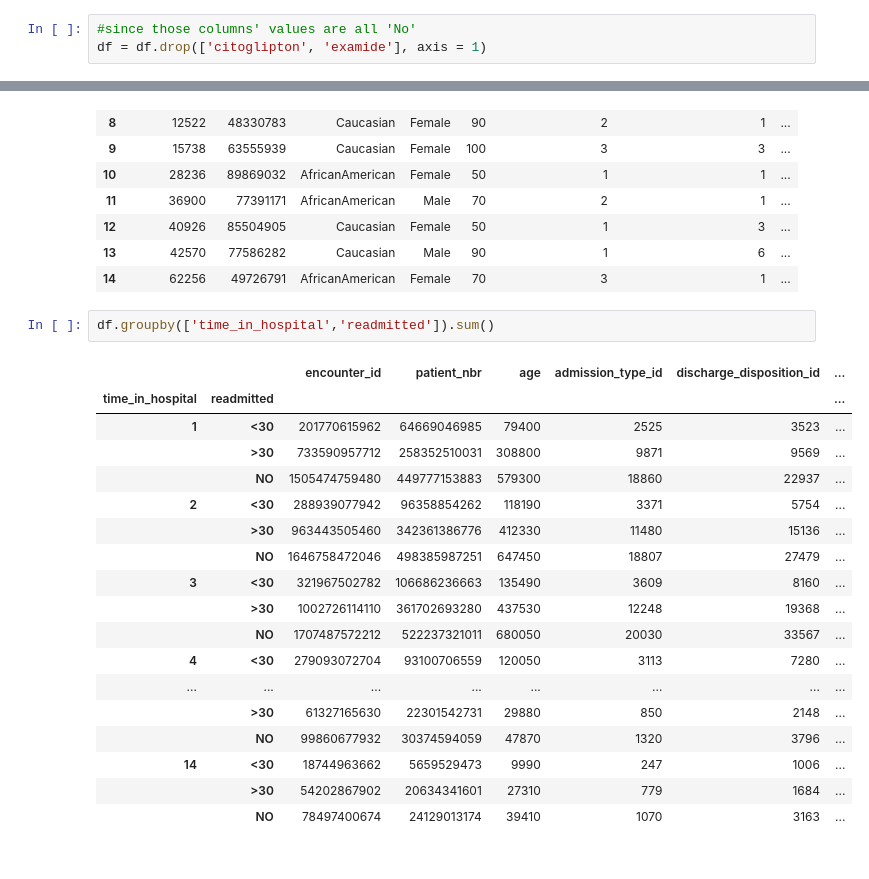
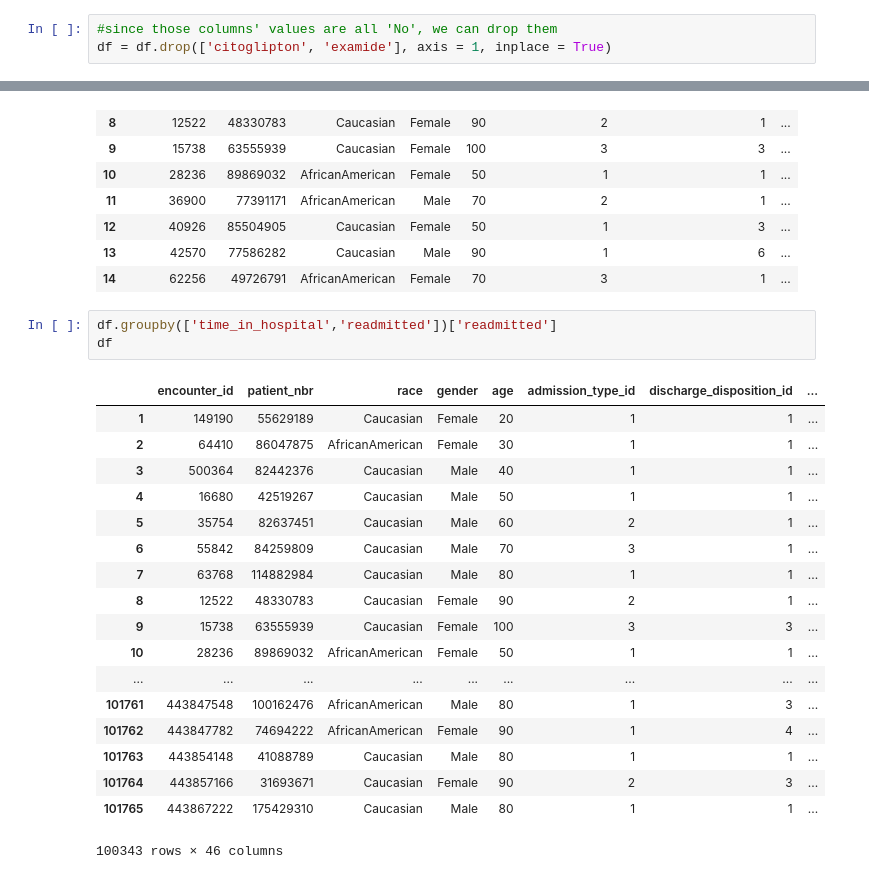
Before and after one commit to MaiaNgo/ds-project-01, a Jupyter notebook: maia/cleaning_data_and_visualization.ipynb, the cells around one changed output, grey strips where cells are left out. Saved outputs shown, nothing was run; the diff lists cells and outputs as text.

```diff
--- a/maia/cleaning_data_and_visualization.ipynb
+++ b/maia/cleaning_data_and_visualization.ipynb
@@ -227,8 +227,8 @@ df['A1Cresult'].unique()
 # %% [output]
 array(['None', '>7', '>8', 'Norm'], dtype=object)
 # %%
-#since those columns' values are all 'No'
-df = df.drop(['citoglipton', 'examide'], axis = 1)
+#since those columns' values are all 'No', we can drop them
+df = df.drop(['citoglipton', 'examide'], axis = 1, inplace = True)
 # %%
 #add new feature age_under
 #replace all instances of grouped age with the last value in the group.
@@ -262,23 +262,24 @@ df.head(15)
 | 13 | 42570 | 77586282 | Caucasian | Male | 90 | 1 | 6 | ... |
 | 14 | 62256 | 49726791 | AfricanAmerican | Female | 70 | 3 | 1 | ... |
 # %%
-df.groupby(['time_in_hospital','readmitted']).sum()
+df.groupby(['time_in_hospital','readmitted'])['readmitted']
+df
 # %% [output]
-|  |  | encounter_id | patient_nbr | age | admission_type_id | discharge_disposition_id | ... |
-| time_in_hospital | readmitted |  |  |  |  |  | ... |
-| 1 | <30 | 201770615962 | 64669046985 | 79400 | 2525 | 3523 | ... |
-|  | >30 | 733590957712 | 258352510031 | 308800 | 9871 | 9569 | ... |
-|  | NO | 1505474759480 | 449777153883 | 579300 | 18860 | 22937 | ... |
-| 2 | <30 | 288939077942 | 96358854262 | 118190 | 3371 | 5754 | ... |
-|  | >30 | 963443505460 | 342361386776 | 412330 | 11480 | 15136 | ... |
-|  | NO | 1646758472046 | 498385987251 | 647450 | 18807 | 27479 | ... |
-| 3 | <30 | 321967502782 | 106686236663 | 135490 | 3609 | 8160 | ... |
-|  | >30 | 1002726114110 | 361702693280 | 437530 | 12248 | 19368 | ... |
-|  | NO | 1707487572212 | 522237321011 | 680050 | 20030 | 33567 | ... |
-| 4 | <30 | 279093072704 | 93100706559 | 120050 | 3113 | 7280 | ... |
-| ... | ... | ... | ... | ... | ... | ... | ... |
-|  | >30 | 61327165630 | 22301542731 | 29880 | 850 | 2148 | ... |
-|  | NO | 99860677932 | 30374594059 | 47870 | 1320 | 3796 | ... |
-| 14 | <30 | 18744963662 | 5659529473 | 9990 | 247 | 1006 | ... |
-|  | >30 | 54202867902 | 20634341601 | 27310 | 779 | 1684 | ... |
-|  | NO | 78497400674 | 24129013174 | 39410 | 1070 | 3163 | ... |
+|  | encounter_id | patient_nbr | race | gender | age | admission_type_id | discharge_disposition_id | ... |
+| 1 | 149190 | 55629189 | Caucasian | Female | 20 | 1 | 1 | ... |
+| 2 | 64410 | 86047875 | AfricanAmerican | Female | 30 | 1 | 1 | ... |
+| 3 | 500364 | 82442376 | Caucasian | Male | 40 | 1 | 1 | ... |
+| 4 | 16680 | 42519267 | Caucasian | Male | 50 | 1 | 1 | ... |
+| 5 | 35754 | 82637451 | Caucasian | Male | 60 | 2 | 1 | ... |
+| 6 | 55842 | 84259809 | Caucasian | Male | 70 | 3 | 1 | ... |
+| 7 | 63768 | 114882984 | Caucasian | Male | 80 | 1 | 1 | ... |
+| 8 | 12522 | 48330783 | Caucasian | Female | 90 | 2 | 1 | ... |
+| 9 | 15738 | 63555939 | Caucasian | Female | 100 | 3 | 3 | ... |
+| 10 | 28236 | 89869032 | AfricanAmerican | Female | 50 | 1 | 1 | ... |
+| ... | ... | ... | ... | ... | ... | ... | ... | ... |
+| 101761 | 443847548 | 100162476 | AfricanAmerican | Male | 80 | 1 | 3 | ... |
+| 101762 | 443847782 | 74694222 | AfricanAmerican | Female | 90 | 1 | 4 | ... |
+| 101763 | 443854148 | 41088789 | Caucasian | Male | 80 | 1 | 1 | ... |
+| 101764 | 443857166 | 31693671 | Caucasian | Female | 90 | 2 | 3 | ... |
+| 101765 | 443867222 | 175429310 | Caucasian | Male | 80 | 1 | 1 | ... |
+100343 rows × 46 columns
```
Also changed, not shown: parts of 16 cells of this notebook.
